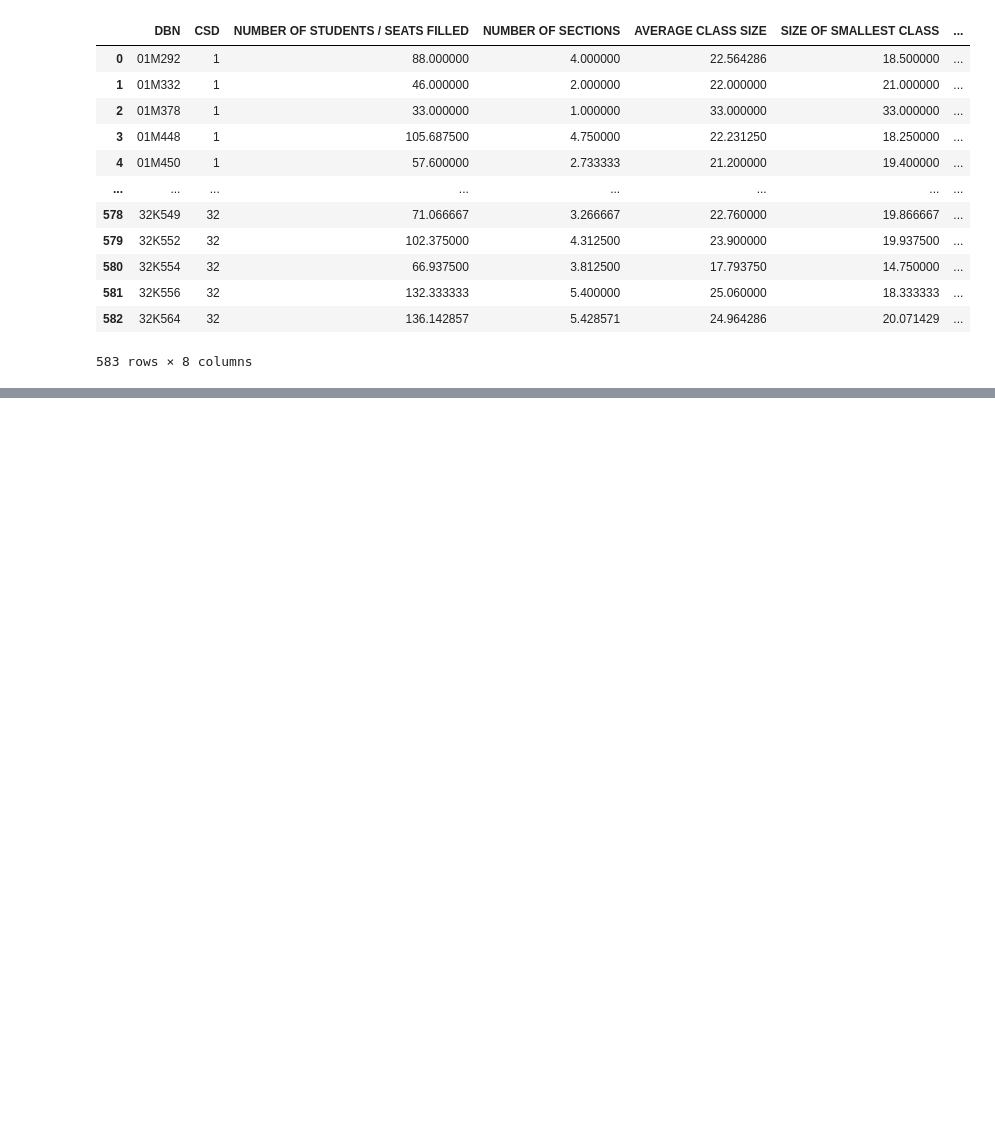
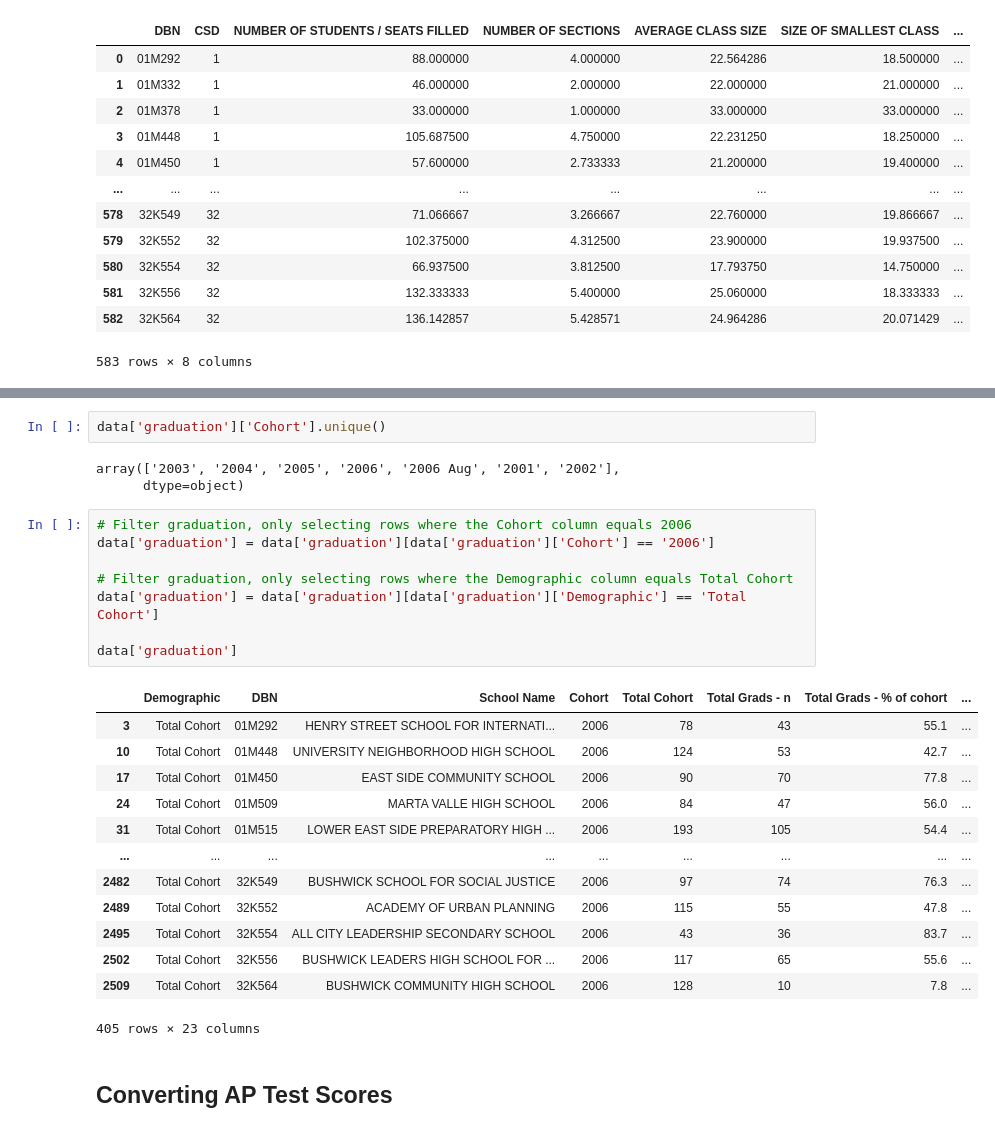
Before and after one commit to hoangvn111/Data-Cleaning-Walkthrough, a Jupyter notebook: Data_Cleaning_Walkthrough.ipynb, the cells around one changed output, grey strips where cells are left out. Saved outputs shown, nothing was run; the diff lists cells and outputs as text; blank space fills up the shorter version.

```diff
--- a/Data_Cleaning_Walkthrough.ipynb
+++ b/Data_Cleaning_Walkthrough.ipynb
@@ -604,0 +665,29 @@ data['class_size']
+# %%
+data['graduation']['Cohort'].unique()
+# %% [output]
+array(['2003', '2004', '2005', '2006', '2006 Aug', '2001', '2002'],
+      dtype=object)
+# %%
+# Filter graduation, only selecting rows where the Cohort column equals 2006
+data['graduation'] = data['graduation'][data['graduation']['Cohort'] == '2006']
+
+# Filter graduation, only selecting rows where the Demographic column equals Total Cohort
+data['graduation'] = data['graduation'][data['graduation']['Demographic'] == 'Total Cohort']
+
+data['graduation']
+# %% [output]
+|  | Demographic | DBN | School Name | Cohort | Total Cohort | Total Grads - n | Total Grads - % of cohort | ... |
+| 3 | Total Cohort | 01M292 | HENRY STREET SCHOOL FOR INTERNATI... | 2006 | 78 | 43 | 55.1 | ... |
+| 10 | Total Cohort | 01M448 | UNIVERSITY NEIGHBORHOOD HIGH SCHOOL | 2006 | 124 | 53 | 42.7 | ... |
+| 17 | Total Cohort | 01M450 | EAST SIDE COMMUNITY SCHOOL | 2006 | 90 | 70 | 77.8 | ... |
+| 24 | Total Cohort | 01M509 | MARTA VALLE HIGH SCHOOL | 2006 | 84 | 47 | 56.0 | ... |
+| 31 | Total Cohort | 01M515 | LOWER EAST SIDE PREPARATORY HIGH ... | 2006 | 193 | 105 | 54.4 | ... |
+| ... | ... | ... | ... | ... | ... | ... | ... | ... |
+| 2482 | Total Cohort | 32K549 | BUSHWICK SCHOOL FOR SOCIAL JUSTICE | 2006 | 97 | 74 | 76.3 | ... |
+| 2489 | Total Cohort | 32K552 | ACADEMY OF URBAN PLANNING | 2006 | 115 | 55 | 47.8 | ... |
+| 2495 | Total Cohort | 32K554 | ALL CITY LEADERSHIP SECONDARY SCHOOL | 2006 | 43 | 36 | 83.7 | ... |
+| 2502 | Total Cohort | 32K556 | BUSHWICK LEADERS HIGH SCHOOL FOR ... | 2006 | 117 | 65 | 55.6 | ... |
+| 2509 | Total Cohort | 32K564 | BUSHWICK COMMUNITY HIGH SCHOOL | 2006 | 128 | 10 | 7.8 | ... |
+405 rows × 23 columns
+# %% [markdown]
+## Converting AP Test Scores
```
Also changed, not shown: parts of 27 cells of this notebook.
